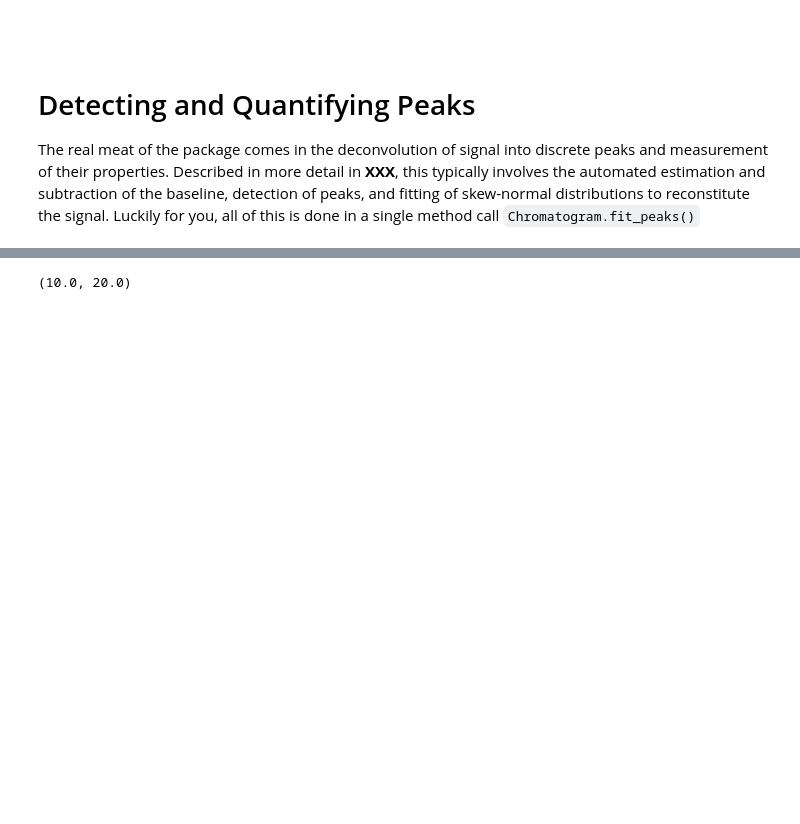
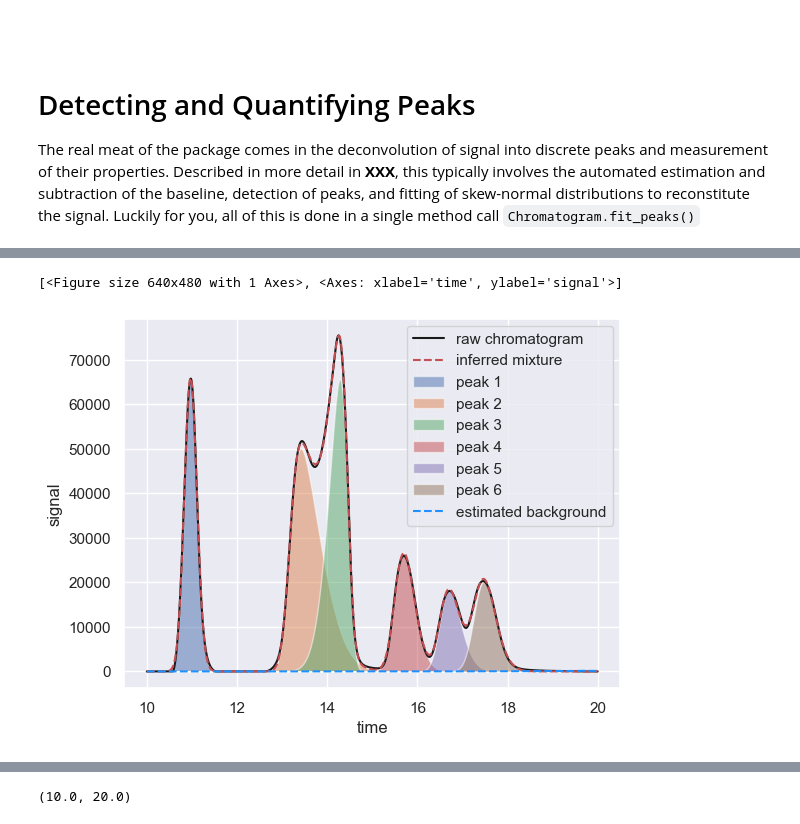
Before and after one commit to cremerlab/hplc-py, a Jupyter notebook: docs/source/getting_started/quickstart.ipynb, the cells around one changed output, grey strips where cells are left out. Drawn from its saved outputs; the diff is of its cells as text; code cells hidden in the pictures; blank space fills up the shorter version.

```diff
--- a/docs/source/getting_started/quickstart.ipynb
+++ b/docs/source/getting_started/quickstart.ipynb
@@ -102,0 +104,14 @@ for g, d in chrom.window_df.groupby(['window_idx']):
+# %%
+import importlib
+importlib.reload(hplc.quant)
+# Instantiate the Chromatogram class with the loaded chromatogram.
+chrom = hplc.quant.Chromatogram(df)
+
+# Show the chromatogram
+chrom.crop([10, 20])
+# locs = [-]
+peaks = chrom.fit_peaks(enforced_locations=[15.75, 16.75, 17.5], approx_peak_width=1.5)
+chrom.show()
+# %% [output]
+[<Figure size 640x480 with 1 Axes>, <Axes: xlabel='time', ylabel='signal'>]
+[figure, added]
```
Also changed, not shown: parts of 10 cells of this notebook, 2 other files.
